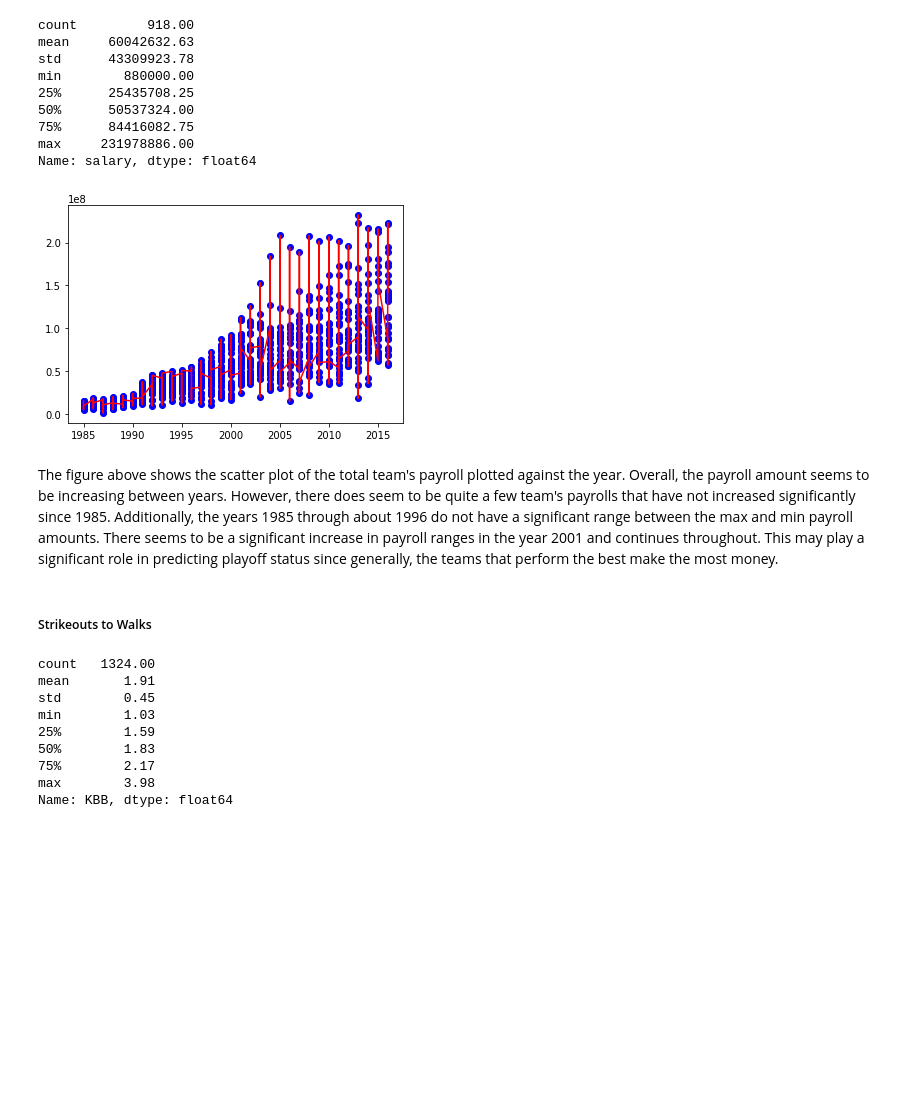
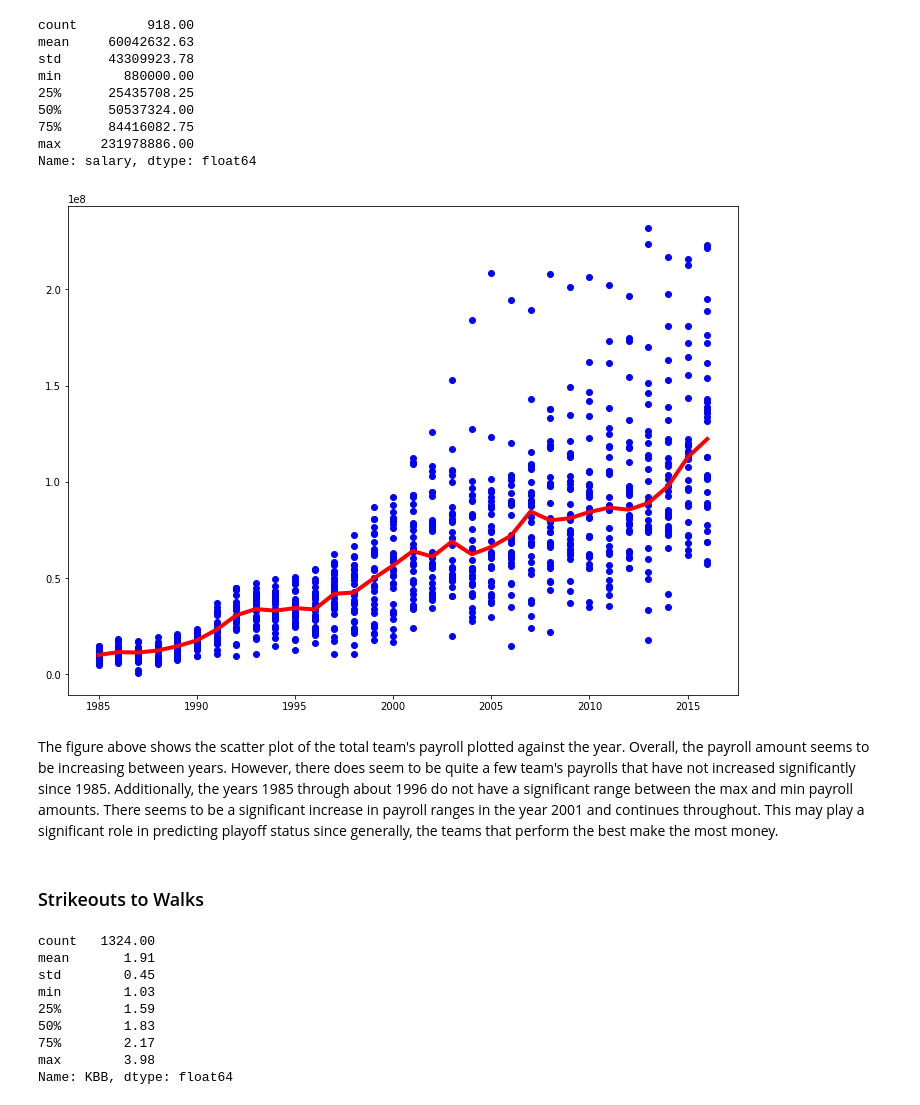
Before and after one commit to georgesturrock/7331_Lab1, a Jupyter notebook: Team2_Lab1.ipynb, the cells around one changed output. Cells and saved outputs as stored; diff of their text form; code cells hidden in the pictures; blank space fills up the shorter version.

Commit message:
HR analysis and cleaned up heading and other plots

```diff
--- a/Team2_Lab1.ipynb
+++ b/Team2_Lab1.ipynb
@@ -375,6 +284,9 @@ teams2Plus['KBB'] = (teams2Plus.SOA / teams2Plus.BBA)
 # %%
 #Strikeouts per At Bat (KAB)
 teams2Plus['KAB'] = (teams2Plus.SO / teams2Plus.AB)
+
+#HR to Walk Ratio (KBB)
+teams2Plus['HRAB'] = (teams2Plus.HR / teams2Plus.AB)
 
 #Batting Average (Bavg)
 teams2Plus['Bavg'] = (teams2Plus.H / teams2Plus.AB)
@@ -488,16 +400,16 @@ min        880000.00
 max     231978886.00
 Name: salary, dtype: float64
 # %%
-salary = teams2Plus['salary'][np.logical_not(np.isnan(teams2Plus['salary']))]
+plt.subplots(figsize = (12,9))
 plt.scatter(teams2Plus['yearID'], teams2Plus['salary'], color='blue');
-plt.plot(teams2Plus['yearID'], teams2Plus['salary'], color = 'red')
+plt.plot(teams2Plus.groupby(['yearID'])['salary'].median(), color = 'red', linewidth = 4)
 plt.show()
 # %% [output]
-[figure, old version]
+[figure, new version]
 # %% [markdown]
 The figure above shows the scatter plot of the total team's payroll plotted against the year. Overall, the payroll amount seems to be increasing between years. However, there does seem to be quite a few team's payrolls that have not increased significantly since 1985. Additionally, the years 1985 through about 1996 do not have a significant range between the max and min payroll amounts. There seems to be a significant increase in payroll ranges in the year 2001 and continues throughout. This may play a significant role in predicting playoff status since generally, the teams that perform the best make the most money.
 # %% [markdown]
-##### Strikeouts to Walks
+### Strikeouts to Walks
 # %%
 teams2Plus['KBB'].describe()
 # %% [output]
```
Also changed, not shown: parts of 44 cells of this notebook.
